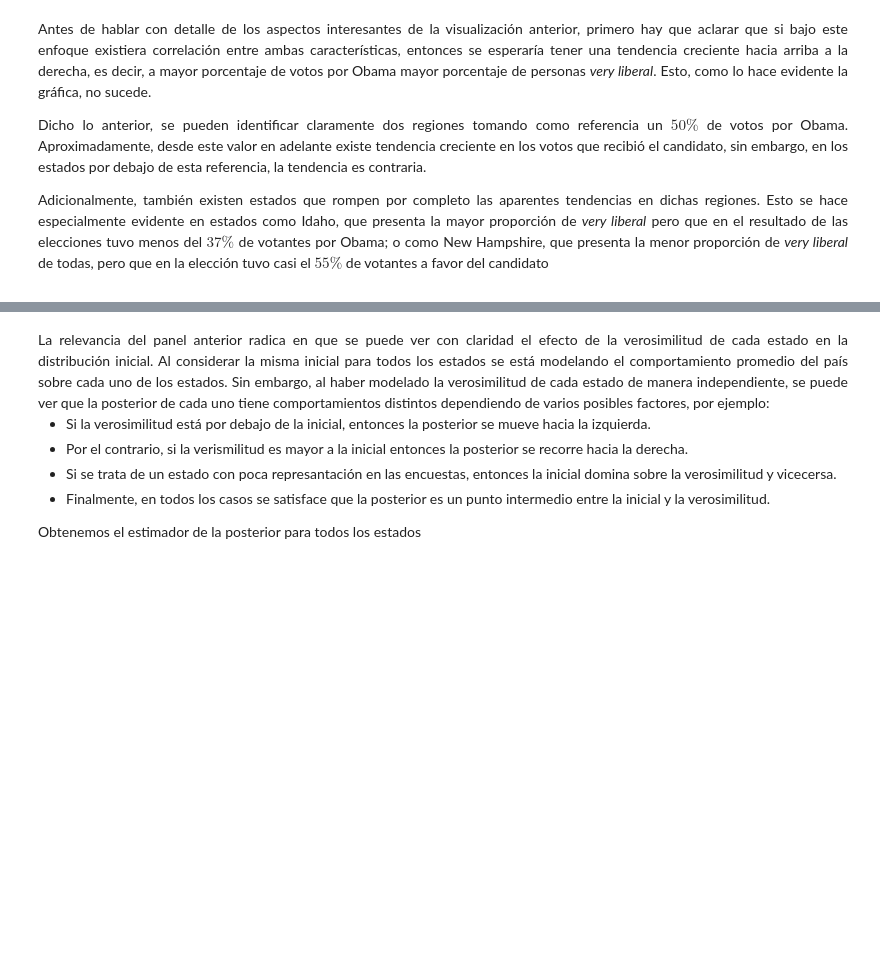
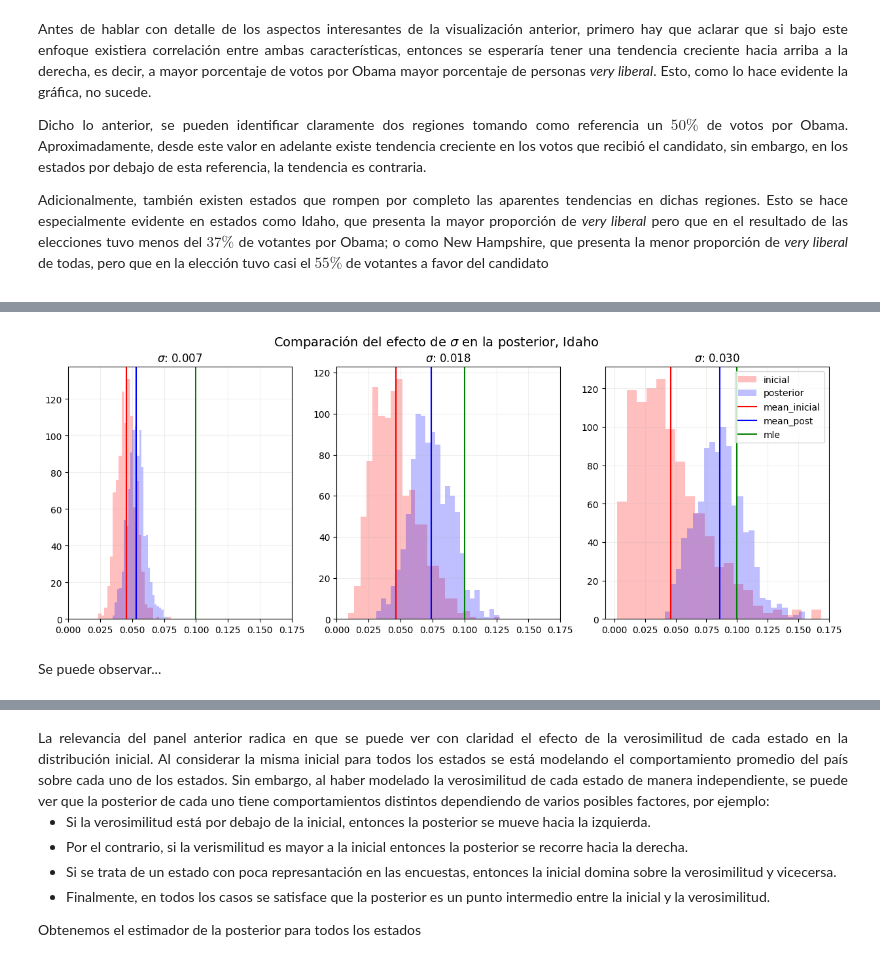
Before and after one commit to CAMM961001/bayes-first-steps, a Jupyter notebook: bayes-first-steps.ipynb, the cells around one changed output, grey strips where cells are left out. Saved outputs shown, nothing was run; the diff lists cells and outputs as text; code cells hidden in the pictures; blank space fills up the shorter version.

```diff
--- a/bayes-first-steps.ipynb
+++ b/bayes-first-steps.ipynb
@@ -262,0 +218,56 @@ plt.show()
+# %%
+#Función para obtener parámetros de beta posterior
+def get_beta_params(mu, var):
+    a = mu * (-mu**2 + mu - var) / var
+    b = (mu - 1) * (mu**2 - mu + var) / var
+    return [a, b]
+
+#Parámetros de simulación
+sims = 1_000
+var_list = [0.007**2, s2, 0.03**2]
+k = len(var_list)
+
+#Parámetros de estado
+state = prop.loc[9]['state']
+n = prop.loc[9]['survey_total']
+x = prop.loc[9]['survey_very_lib']
+
+#Parámetros de figura
+fig = plt.figure(figsize=(15,5))
+spec = plt.GridSpec(ncols=k, nrows=1, hspace=0.3)
+ticks = np.arange(0, 0.18, 0.025)
+
+for idx in range(k):
+    #Parámetros de beta
+    a, b = get_beta_params(m, var_list[idx])
+
+    #Distribución inicial
+    inicial = beta.rvs(a=a, b=b, size=sims)
+    inicial_mean = inicial.mean()
+
+    #Distribución posterior
+    posterior = beta.rvs(a=(a+x), b=(b+n-x), size=sims)
+
+    #Gráficas
+    ax_n = f"ax{idx}"
+    ax_n = fig.add_subplot(spec[idx])
+    ax_n.hist(x=inicial, bins=25, color='red', alpha=0.25, label='inicial')
+    ax_n.hist(x=posterior, bins=25, color='blue', alpha=0.25, label='posterior')
+    ax_n.axvline(x=inicial.mean(), color='red', label='mean_inicial')
+    ax_n.axvline(x=posterior.mean(), color='blue', label='mean_post')
+    ax_n.axvline(x=prop.loc[9]['prop_mle'], color='green', label='mle')
+
+    #Anotaciones y estilo
+    ax_n.set_title(f"$\sigma$: {np.sqrt(var_list[idx]):.3f}", fontsize=plot_settings['text'])
+    ax_n.set_xlim(right=ticks.max())
+    ax_n.set_xticks(ticks)
+    ax_n.grid(alpha=0.2)
+
+#Anotaciones generales
+plt.suptitle(f"Comparación del efecto de $\sigma$ en la posterior, {state.title()}", fontsize=plot_settings['title'])
+plt.legend()
+plt.show()
+# %% [output]
+[figure, added]
+# %% [markdown]
+Se puede observar...
```
Also changed, not shown: parts of 9 cells of this notebook.
